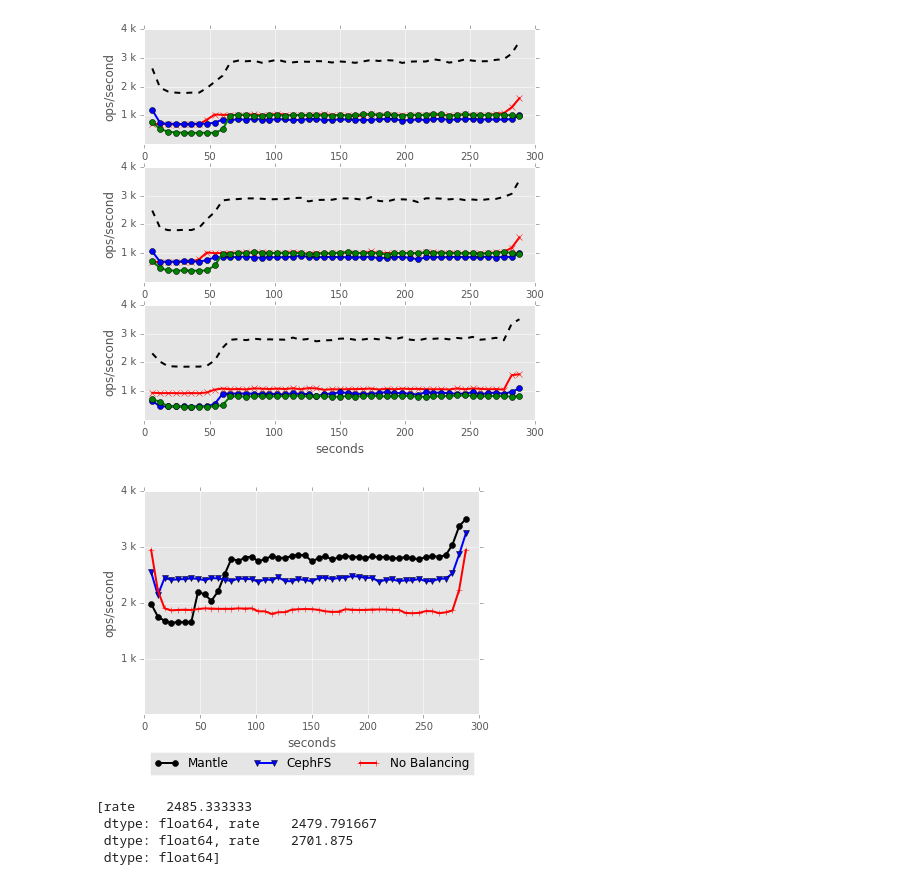
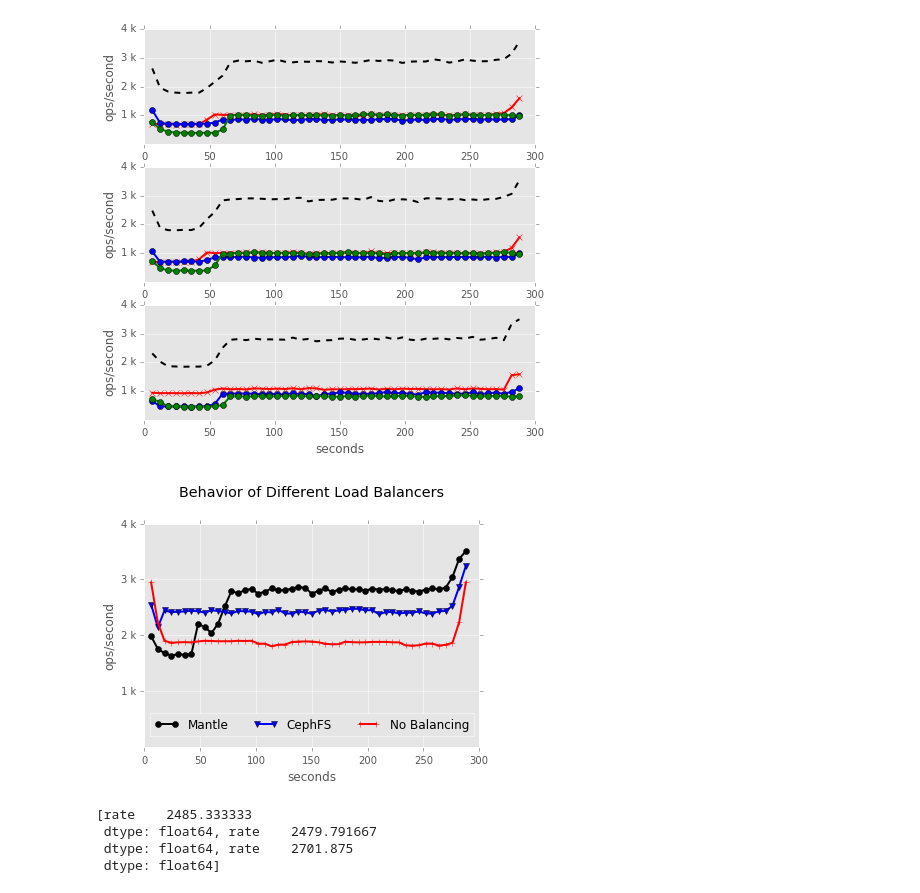
Before and after one commit to michaelsevilla/malacology-popper, a Jupyter notebook: experiments/mds-zlog-seq-migrate-redux-3client/results-mantle-runs/visualize.ipynb, the cells around one changed output. Saved outputs shown, nothing was run; the diff lists cells and outputs as text; code cells hidden in the pictures.

```diff
--- a/experiments/mds-zlog-seq-migrate-redux-3client/results-mantle-runs/visualize.ipynb
+++ b/experiments/mds-zlog-seq-migrate-redux-3client/results-mantle-runs/visualize.ipynb
@@ -116,10 +116,12 @@ graph_it(ax, "../results-mantle-runs-getoffproxy/mantle-runs-getoffproxy", 2)
 # %%
 fig = plt.figure()
 ax = fig.add_subplot(111)
 mantle = graph_total(ax, "mantle-runs", label="Mantle", run=2)
 cephfs = graph_total(ax, "../results-cephfs/cephfs-mode1",label="CephFS", run=0, color='blue', marker='v')
 baseline = graph_total(ax, "../results-mantle/baseline", label="No Balancing", color='red', marker='+')
 ax.set_ylim(0, 4)
-lgd = ax.legend(loc='center', ncol=3, bbox_to_anchor=(0.5,-0.22))
+ax.set_title("Behavior of Different Load Balancers", y=1.1)
+lgd = ax.legend(loc='center', ncol=3, bbox_to_anchor=(0.5,0.1))
+plt.savefig('mantle-balancer-behaviors.png', dpi=300, bbox_inches='tight')
 # %% [output]
-[figure, old version]
+[figure, new version]
```
Also changed, not shown: parts of 2 cells of this notebook, 13 other files.
